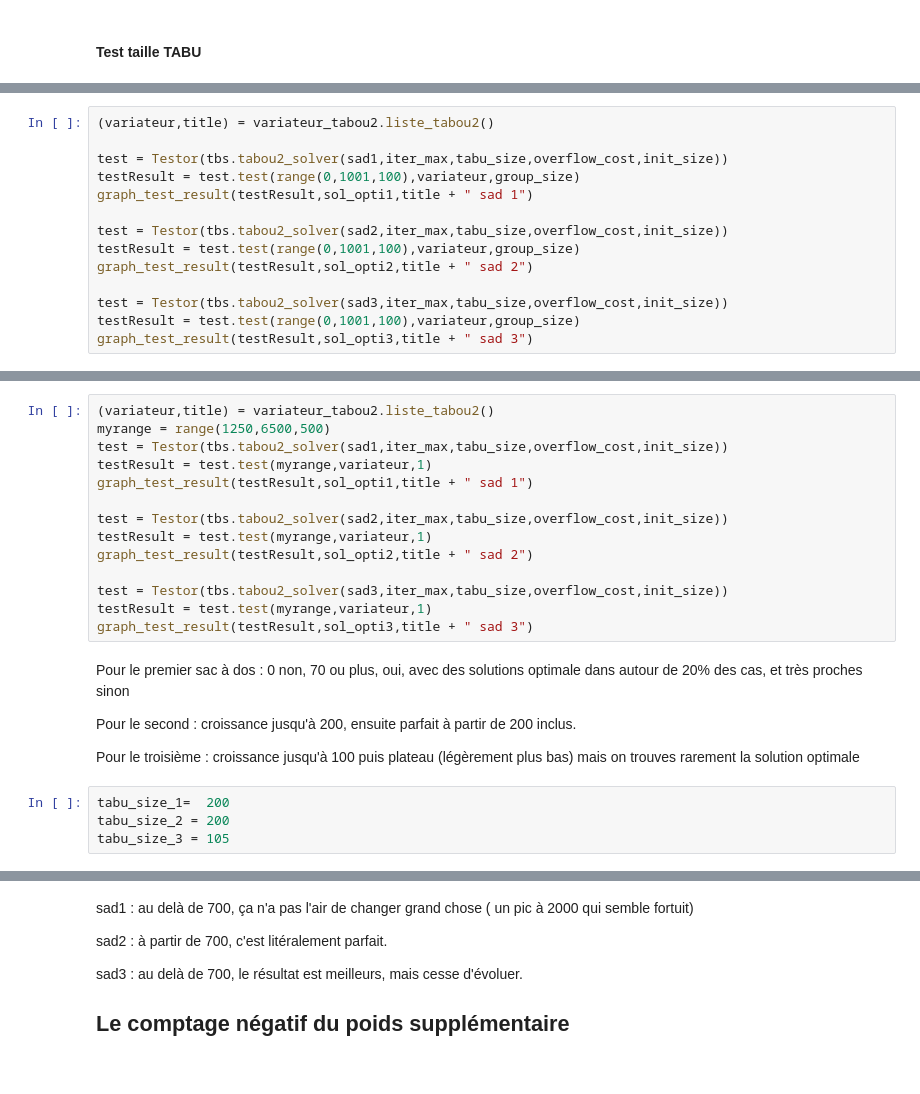
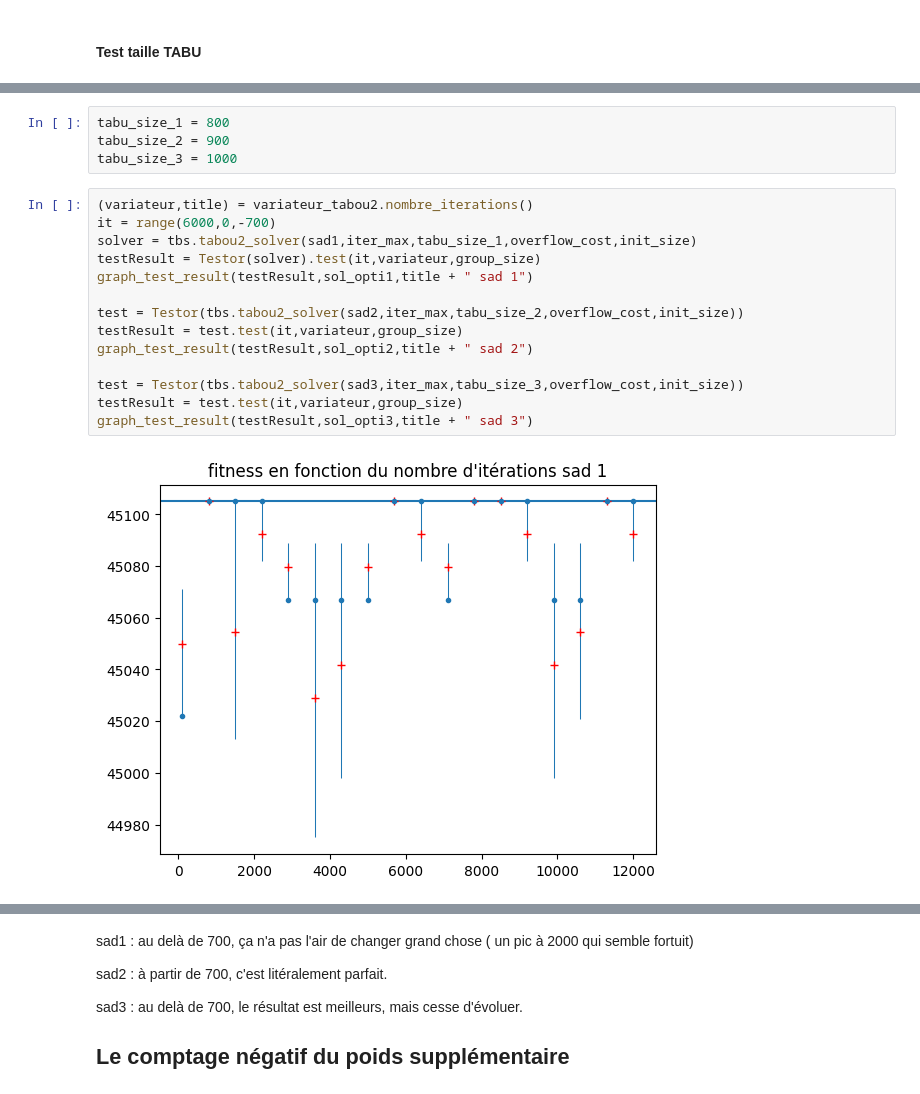
Before and after one commit to Blova-TB/S8_Knapsack, a Jupyter notebook: 10000_item_TABU2.ipynb, the cells around one changed output, grey strips where cells are left out. Cells and saved outputs as stored; diff of their text form.

```diff
--- a/10000_item_TABU2.ipynb
+++ b/10000_item_TABU2.ipynb
@@ -57,14 +90,20 @@ group_size = 2 #nombre de tests de chaque paramètres dans une éxecutions.
+# %%
+tabu_size_1 = 800
+tabu_size_2 = 900
+tabu_size_3 = 1000
 # %%
-(variateur,title) = variateur_tabou2.liste_tabou2()
-
-test = Testor(tbs.tabou2_solver(sad1,iter_max,tabu_size,overflow_cost,init_size))
-testResult = test.test(range(0,1001,100),variateur,group_size)
+(variateur,title) = variateur_tabou2.nombre_iterations()
+it = range(6000,0,-700)
+solver = tbs.tabou2_solver(sad1,iter_max,tabu_size_1,overflow_cost,init_size)
+testResult = Testor(solver).test(it,variateur,group_size)
 graph_test_result(testResult,sol_opti1,title + " sad 1")
 
-test = Testor(tbs.tabou2_solver(sad2,iter_max,tabu_size,overflow_cost,init_size))
-testResult = test.test(range(0,1001,100),variateur,group_size)
+test = Testor(tbs.tabou2_solver(sad2,iter_max,tabu_size_2,overflow_cost,init_size))
+testResult = test.test(it,variateur,group_size)
 graph_test_result(testResult,sol_opti2,title + " sad 2")
 
-test = Testor(tbs.tabou2_solver(sad3,iter_max,tabu_size,overflow_cost,init_size))
-testResult = test.test(range(0,1001,100),variateur,group_size)
+test = Testor(tbs.tabou2_solver(sad3,iter_max,tabu_size_3,overflow_cost,init_size))
+testResult = test.test(it,variateur,group_size)
 graph_test_result(testResult,sol_opti3,title + " sad 3")
+# %% [output]
+[figure, added]
@@ -71,25 +111,0 @@ graph_test_result(testResult,sol_opti3,title + " sad 3")
-# %%
-(variateur,title) = variateur_tabou2.liste_tabou2()
-myrange = range(1250,6500,500)
-test = Testor(tbs.tabou2_solver(sad1,iter_max,tabu_size,overflow_cost,init_size))
-testResult = test.test(myrange,variateur,1)
-graph_test_result(testResult,sol_opti1,title + " sad 1")
-
-test = Testor(tbs.tabou2_solver(sad2,iter_max,tabu_size,overflow_cost,init_size))
-testResult = test.test(myrange,variateur,1)
-graph_test_result(testResult,sol_opti2,title + " sad 2")
-
-test = Testor(tbs.tabou2_solver(sad3,iter_max,tabu_size,overflow_cost,init_size))
-testResult = test.test(myrange,variateur,1)
-graph_test_result(testResult,sol_opti3,title + " sad 3")
-# %% [markdown]
-
-Pour le premier sac à dos : 0 non, 70 ou plus, oui, avec des solutions optimale dans autour de 20% des cas, et très proches sinon
-
-Pour le second : croissance jusqu'à 200, ensuite parfait à partir de 200 inclus.
-
-Pour le troisième : croissance jusqu'à 100 puis plateau (légèrement plus bas) mais on trouves rarement la solution optimale
-# %%
-tabu_size_1=  200
-tabu_size_2 = 200
-tabu_size_3 = 105
```
Also changed, not shown: parts of 28 cells of this notebook, 5 other files.
